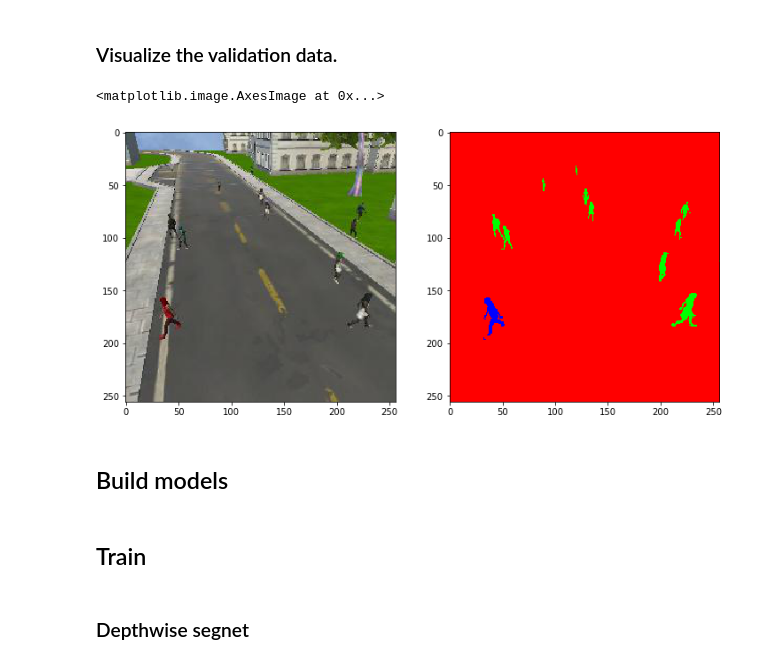
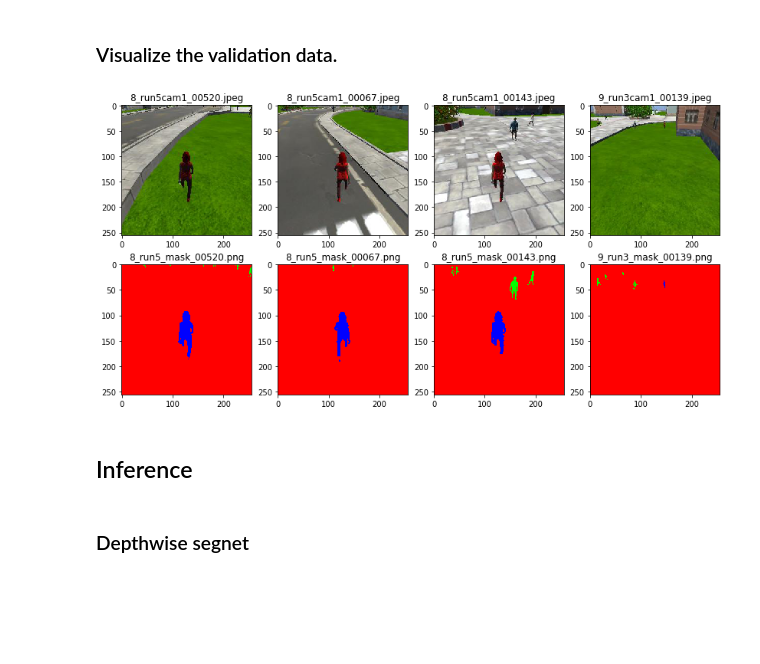
Before and after one commit to zhujun98/semantic_segmentation, a Jupyter notebook: follow_me/follow_me.ipynb, the cells around one changed output. Saved outputs shown, nothing was run; the diff lists cells and outputs as text; code cells hidden in the pictures; blank space fills up the shorter version.

```diff
--- a/follow_me/follow_me.ipynb
+++ b/follow_me/follow_me.ipynb
@@ -73,14 +49,2 @@ ax[1].imshow(imageio.imread(train_masks[idx]))
 # %% [markdown]
 ### Visualize the validation data.
-# %%
-# idx = random.choice(range(len(vali_images)))
-idx = 150
-
-fig, ax = plt.subplots(1, 2, figsize=(12, 6))
-ax[0].imshow(imageio.imread(vali_images[idx]))
-ax[1].imshow(imageio.imread(vali_masks[idx]))
-# %% [output]
-<matplotlib.image.AxesImage at 0x...>
-[figure, removed]
-# %% [markdown]
-## Build models<a id='model'></a>
@@ -95,4 +51,10 @@ epochs = 30
+# %%
+from parameters import vali_images, vali_masks
+
+show_images(vali_images, vali_masks)
+# %% [output]
+[figure, added]
 # %% [markdown]
-## Train
+## Inference
 # %% [markdown]
 ### Depthwise segnet
```
Also changed, not shown: parts of 18 cells of this notebook, 7 other files.
